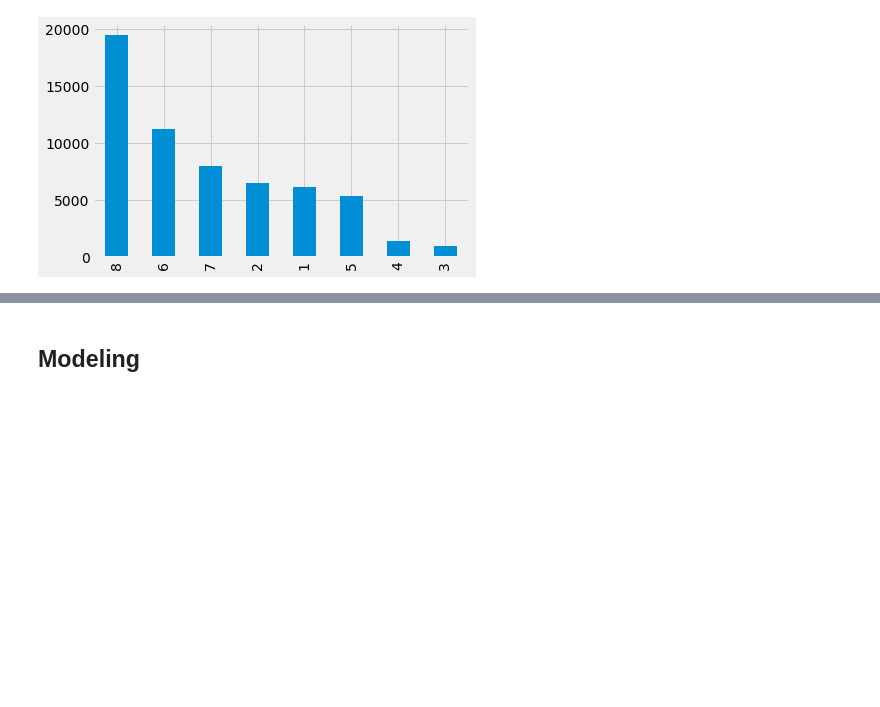
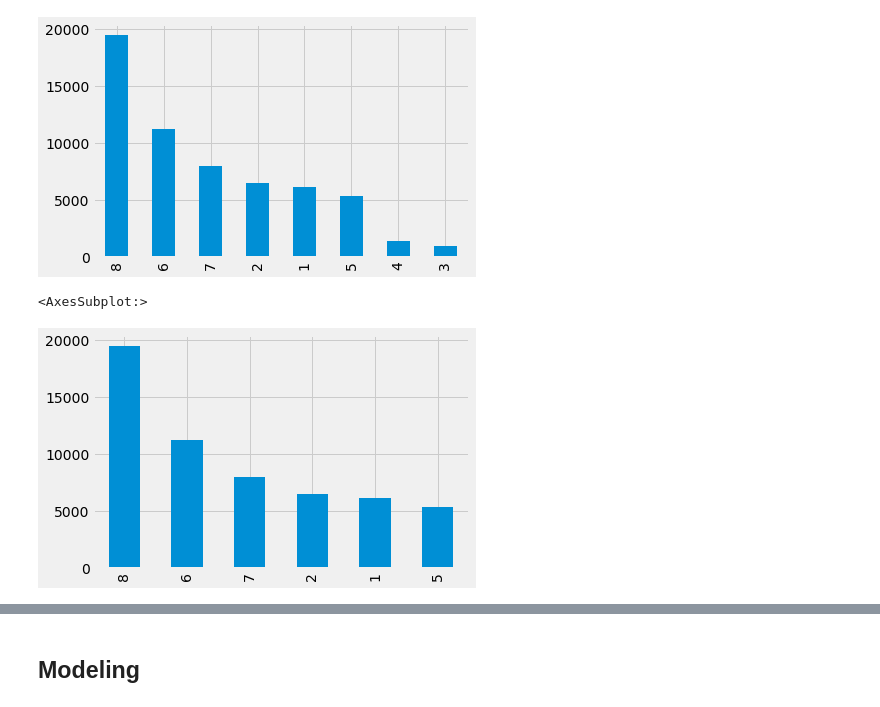
Before and after one commit to ibrahim-Sobh/ai-project-methodology, a Jupyter notebook: notebooks/modeling/EDA_and_Modeling.ipynb, the cells around one changed output, grey strips where cells are left out. Saved outputs shown, nothing was run; the diff lists cells and outputs as text; code cells hidden in the pictures; blank space fills up the shorter version.

```diff
--- a/notebooks/modeling/EDA_and_Modeling.ipynb
+++ b/notebooks/modeling/EDA_and_Modeling.ipynb
@@ -606,3 +600,15 @@ train_encoded.Response.value_counts().plot(kind='bar')
 # %% [output]
 <AxesSubplot:>
 [figure]
+# %%
+mask_three_to_two= (train_encoded.Response==3 )
+mask_four_to_five= (train_encoded.Response==4 )
+class_three=train_encoded[mask_three_to_two].copy()
+class_three.loc[:,"Response"] =5
+class_four=train_encoded[mask_four_to_five].copy()
+class_four.loc[:,"Response"] =5
+train_imbalanced = train_encoded[(mask_three_to_two ==False) & (mask_four_to_five ==False)]
+train_imbalanced.Response.value_counts().plot(kind='bar')
+# %% [output]
+<AxesSubplot:>
+[figure, added]
```
Also changed, not shown: parts of 14 cells of this notebook, 8 other files.
